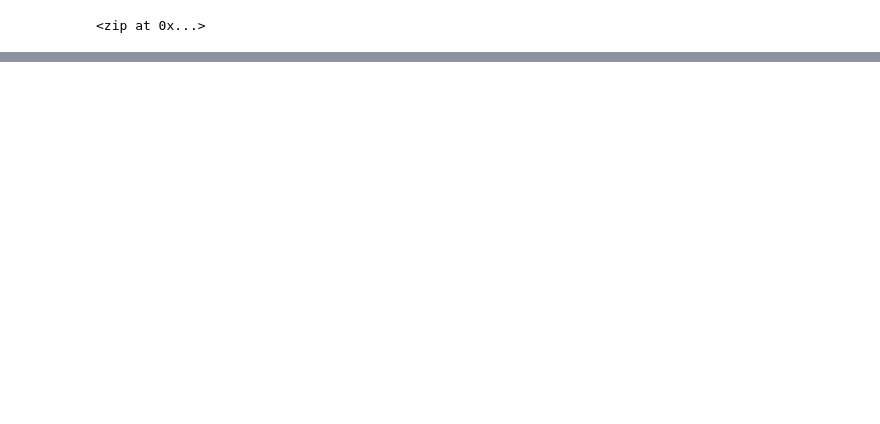
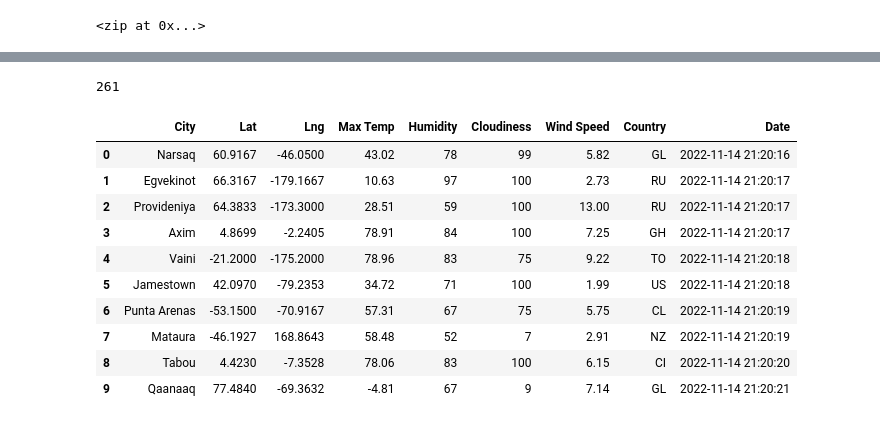
Before and after one commit to MerryMartin/World_Weather_Analysis, a Jupyter notebook: WeatherPy.ipynb, the cells around one changed output, grey strips where cells are left out. Saved outputs shown, nothing was run; the diff lists cells and outputs as text; code cells hidden in the pictures; blank space fills up the shorter version.

```diff
--- a/WeatherPy.ipynb
+++ b/WeatherPy.ipynb
@@ -4,8 +4,8 @@ import matplotlib.pyplot as plt
 import numpy as np
 # %%
 # Create a set of random latitude and longitude combinations.
-lats = np.random.uniform(-90,90, size =4500)
-lngs = np.random.uniform(-180-180, size=4500)
+lats = np.random.uniform(-90,90, size =1500)
+lngs = np.random.uniform(-180-180, size=1500)
 lat_lngs = zip(lats, lngs)
 lat_lngs
 # %% [output]
@@ -55,0 +66,3 @@ len(cities)
+# %%
+# Starting URL for Weather Map API Call.
+url = "http://api.openweathermap.org/data/2.5/weather?units=Imperial&APPID=" + weather_api_key
@@ -55,0 +150,20 @@ len(cities)
+# %%
+len(city_data)
+# %% [output]
+261
+# %%
+# Convert the array of dictionaries to a Pandas DataFrame.
+city_data_df = pd.DataFrame(city_data)
+city_data_df.head(10)
+# %% [output]
+|  | City | Lat | Lng | Max Temp | Humidity | Cloudiness | Wind Speed | Country | Date |
+| 0 | Narsaq | 60.9167 | -46.0500 | 43.02 | 78 | 99 | 5.82 | GL | 2022-11-14 21:20:16 |
+| 1 | Egvekinot | 66.3167 | -179.1667 | 10.63 | 97 | 100 | 2.73 | RU | 2022-11-14 21:20:17 |
+| 2 | Provideniya | 64.3833 | -173.3000 | 28.51 | 59 | 100 | 13.00 | RU | 2022-11-14 21:20:17 |
+| 3 | Axim | 4.8699 | -2.2405 | 78.91 | 84 | 100 | 7.25 | GH | 2022-11-14 21:20:17 |
+| 4 | Vaini | -21.2000 | -175.2000 | 78.96 | 83 | 75 | 9.22 | TO | 2022-11-14 21:20:18 |
+| 5 | Jamestown | 42.0970 | -79.2353 | 34.72 | 71 | 100 | 1.99 | US | 2022-11-14 21:20:18 |
+| 6 | Punta Arenas | -53.1500 | -70.9167 | 57.31 | 67 | 75 | 5.75 | CL | 2022-11-14 21:20:19 |
+| 7 | Mataura | -46.1927 | 168.8643 | 58.48 | 52 | 7 | 2.91 | NZ | 2022-11-14 21:20:19 |
+| 8 | Tabou | 4.4230 | -7.3528 | 78.06 | 83 | 100 | 6.15 | CI | 2022-11-14 21:20:20 |
+| 9 | Qaanaaq | 77.4840 | -69.3632 | -4.81 | 67 | 9 | 7.14 | GL | 2022-11-14 21:20:21 |
```
Also changed, not shown: parts of 7 cells of this notebook, 5 other files.
